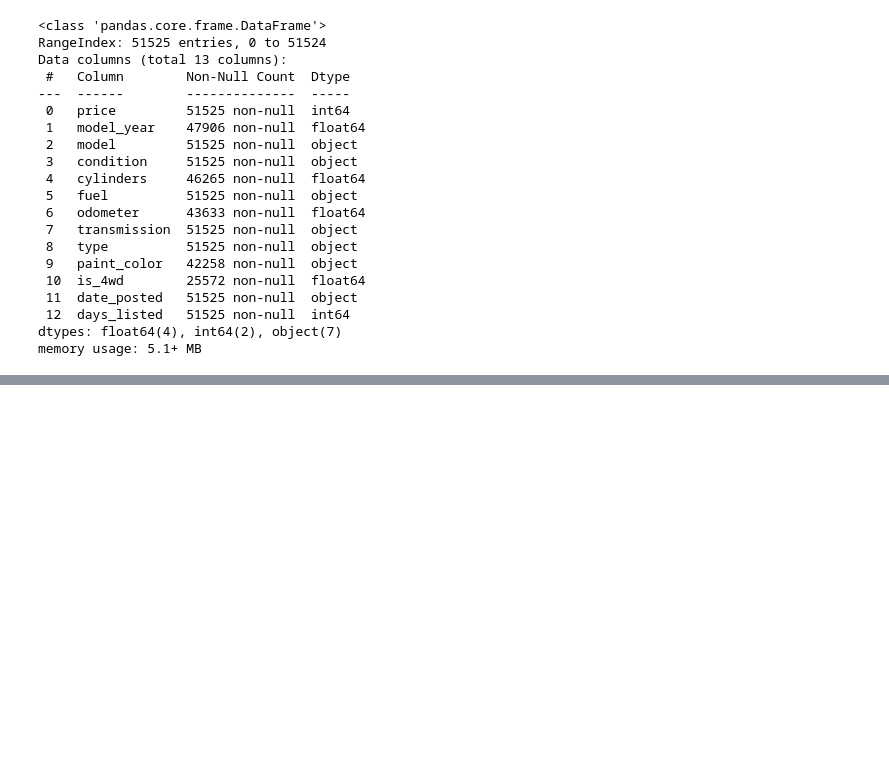
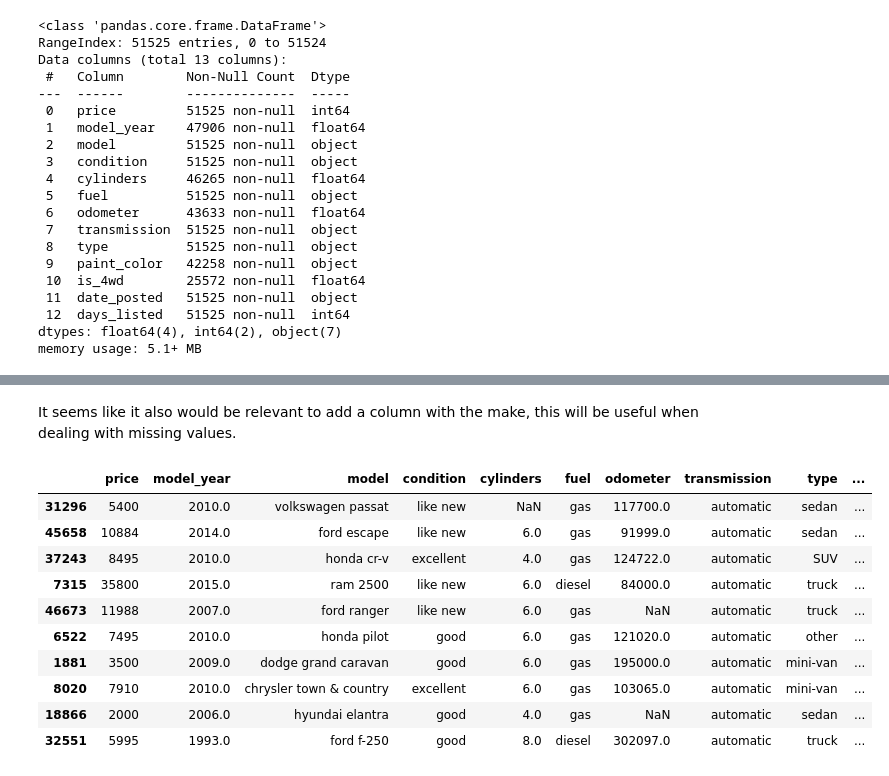
Before and after one commit to danamattes/used_cars_new, a Jupyter notebook: notebooks/EDA.ipynb, the cells around one changed output, grey strips where cells are left out. Cells and saved outputs as stored; diff of their text form; code cells hidden in the pictures; blank space fills up the shorter version.

```diff
--- a/notebooks/EDA.ipynb
+++ b/notebooks/EDA.ipynb
@@ -51,0 +108,8 @@ memory usage: 5.1+ MB
+# %%
+#Converting the "date_posted" column to datetime object.
+df['date_posted']=pd.to_datetime(df['date_posted'], format='%Y-%m-%d')
+#Finding out the range of dates considered on this database
+print(df['date_posted'].min())
+print(df['date_posted'].max())
+#Confirming that the column was transformed correctly:
+df.info()
@@ -51,0 +134,19 @@ memory usage: 5.1+ MB
+# %% [markdown]
+It seems like it also would be relevant to add a column with the make, this will be useful when dealing with missing values.
+# %%
+#Creating a new column containing the make only. The reasoning here is that the model seems to be the first word of each value, so the first word is being extracted to this new column.
+df['make'] = df['model'].str.split().str[0]
+#Getting a sample with this new column. I ran it several times to get an idea of whether it was done correctly. It seems like it is.
+df.sample(10)
+# %% [output]
+|  | price | model_year | model | condition | cylinders | fuel | odometer | transmission | type | ... |
+| 31296 | 5400 | 2010.0 | volkswagen passat | like new | NaN | gas | 117700.0 | automatic | sedan | ... |
+| 45658 | 10884 | 2014.0 | ford escape | like new | 6.0 | gas | 91999.0 | automatic | sedan | ... |
+| 37243 | 8495 | 2010.0 | honda cr-v | excellent | 4.0 | gas | 124722.0 | automatic | SUV | ... |
+| 7315 | 35800 | 2015.0 | ram 2500 | like new | 6.0 | diesel | 84000.0 | automatic | truck | ... |
+| 46673 | 11988 | 2007.0 | ford ranger | like new | 6.0 | gas | NaN | automatic | truck | ... |
+| 6522 | 7495 | 2010.0 | honda pilot | good | 6.0 | gas | 121020.0 | automatic | other | ... |
+| 1881 | 3500 | 2009.0 | dodge grand caravan | good | 6.0 | gas | 195000.0 | automatic | mini-van | ... |
+| 8020 | 7910 | 2010.0 | chrysler town & country | excellent | 6.0 | gas | 103065.0 | automatic | mini-van | ... |
+| 18866 | 2000 | 2006.0 | hyundai elantra | good | 4.0 | gas | NaN | automatic | sedan | ... |
+| 32551 | 5995 | 1993.0 | ford f-250 | good | 8.0 | diesel | 302097.0 | automatic | truck | ... |
```
Also changed, not shown: parts of 44 cells of this notebook, 2 other files.
